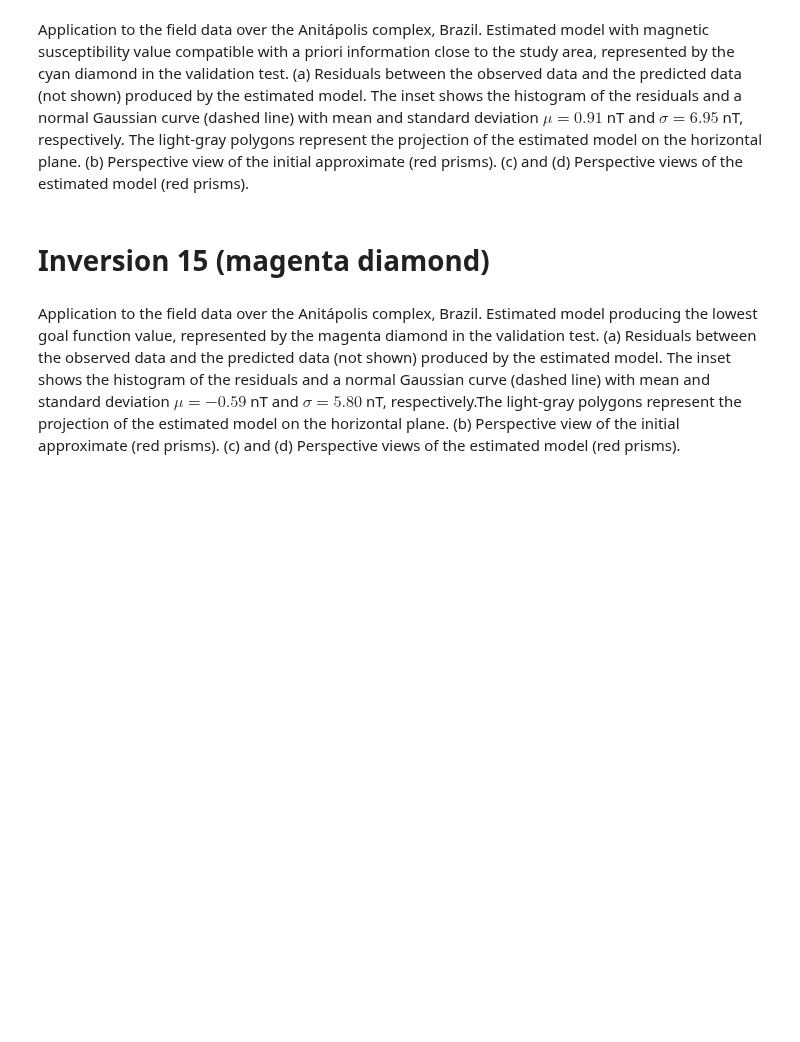
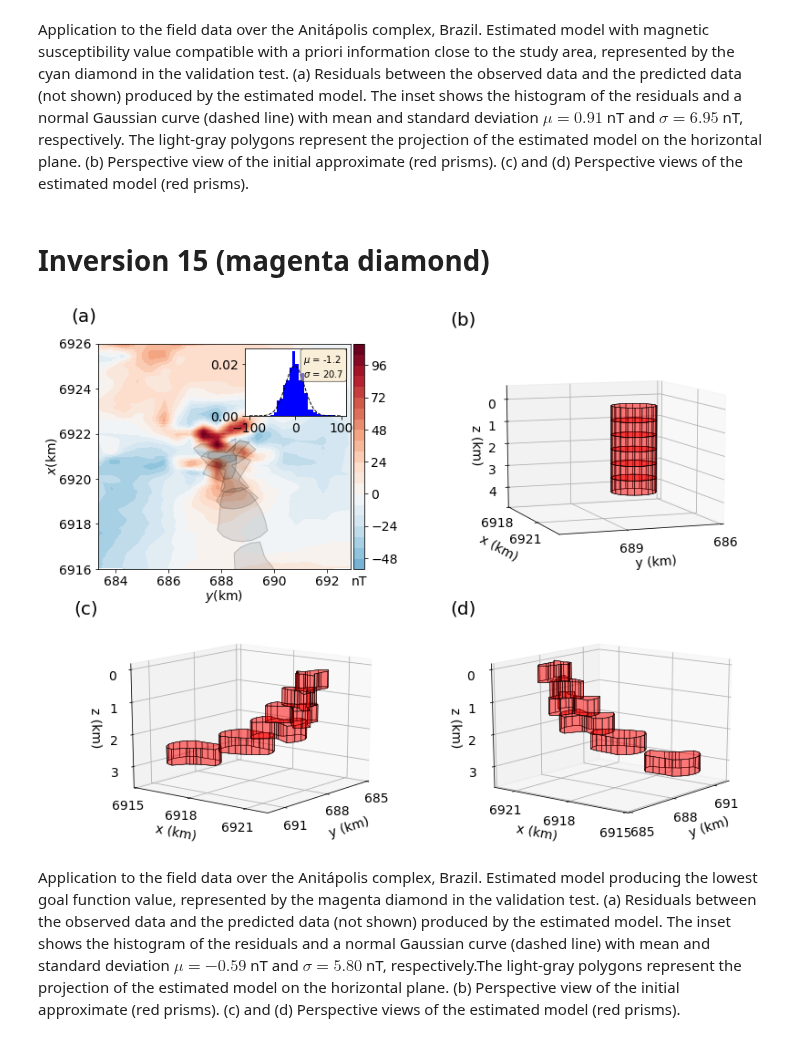
Before and after one commit to pinga-lab/magnetic-radial-inversion, a Jupyter notebook: code/anitapolis/plot_solutions.ipynb, the cells around one changed output. Drawn from its saved outputs; the diff is of its cells as text; code cells hidden in the pictures; blank space fills up the shorter version.

```diff
--- a/code/anitapolis/plot_solutions.ipynb
+++ b/code/anitapolis/plot_solutions.ipynb
@@ -66,11 +68,14 @@ Application to the field data over the Anitápolis complex, Brazil. Estimated mo
 # %% [markdown]
 # Inversion 15 (magenta diamond)
 # %%
-mfun.plot_solution(inversion['x'], inversion['y'],
-                            inversion['z'], inversion['results'][13][3],
-                            inversion['results'][13][2][-1],
-                            inversion['results'][13][2][0],
-               (4.33,4.33), 1200, (0.5, 0.95), [], [], [], filemagenta)
+mfun.plot_field_solution(inversion['x'], inversion['y'],
+                            inversion['z'], inversion['results'][15][3],
+                            inversion['results'][15][2][-1],
+                            inversion['results'][15][2][0],
+               (13,10), 300, (0.58, 0.95), [10,70,15,38,15,38+180],
+                   [6915,6922,685,692], [], filemagenta)
+# %% [output]
+[figure, added]
 # %% [markdown]
 Application to the field data over the Anitápolis complex, Brazil. Estimated model producing the lowest goal function value, represented by the magenta diamond in the validation test. (a) Residuals between the observed data and the predicted data (not shown) produced by the estimated model. The inset shows the histogram of the residuals and a normal Gaussian curve (dashed line) with mean and standard deviation $\mu = -0.59$ nT and $\sigma = 5.80$ nT, respectively.The light-gray polygons represent the projection of the estimated model on the horizontal plane. (b) Perspective view of the initial approximate (red prisms). (c) and (d) Perspective views of the estimated model (red prisms).
 # %%
```
Also changed, not shown: parts of 8 cells of this notebook, 10 other files.
